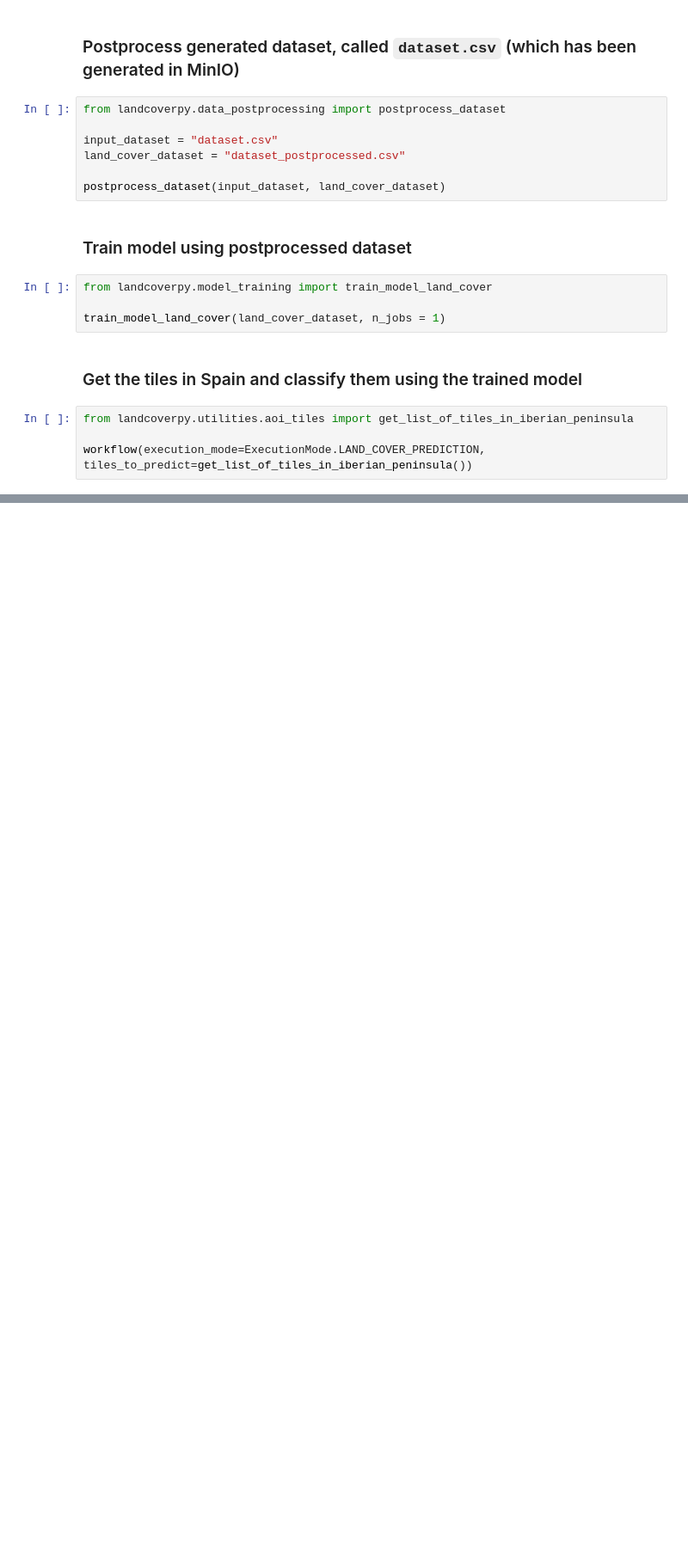
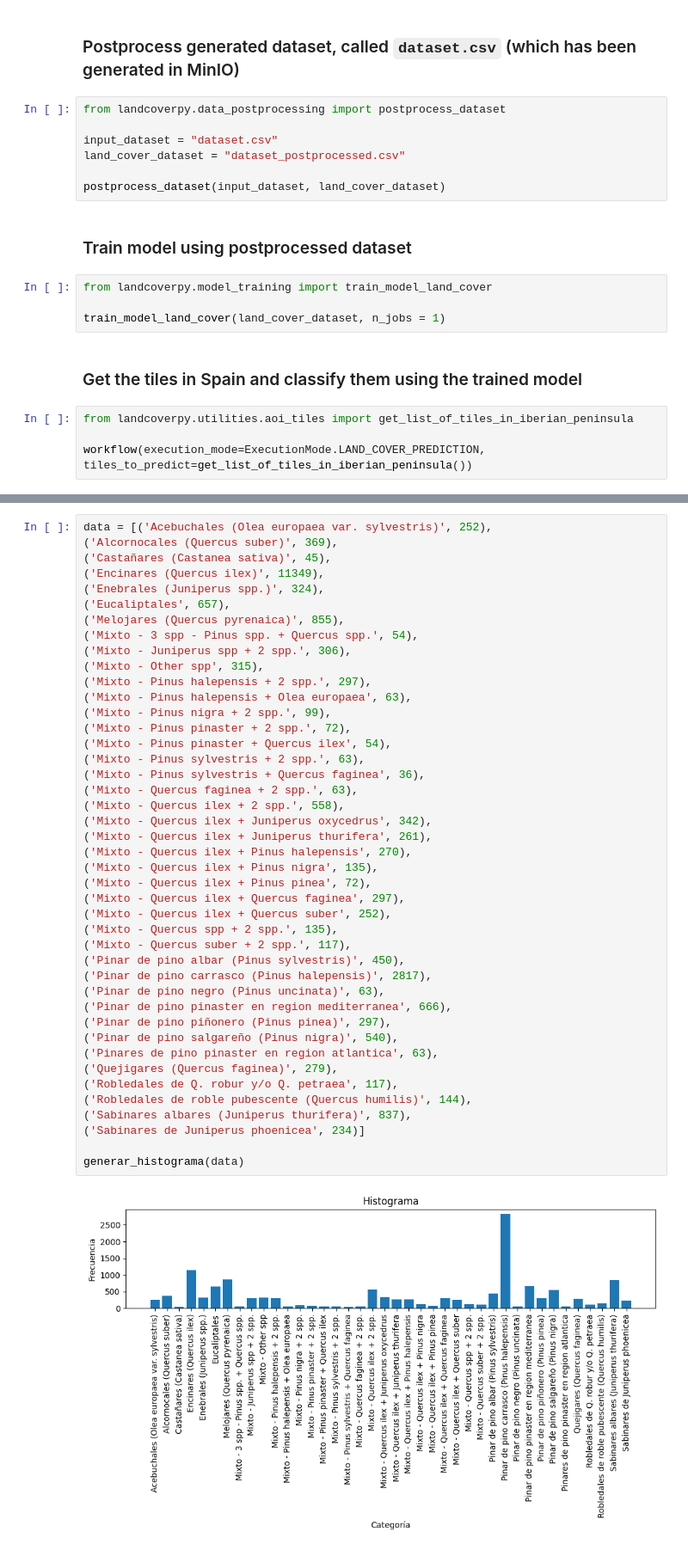
Before and after one commit to KhaosResearch/landcoverpy, a Jupyter notebook: notebooks/examples.ipynb, the cells around one changed output, grey strips where cells are left out. Shown at 86% size. Saved outputs shown, nothing was run; the diff lists cells and outputs as text; blank space fills up the shorter version.

Commit message:
Changes to work with spain forest data

```diff
--- a/notebooks/examples.ipynb
+++ b/notebooks/examples.ipynb
@@ -29,0 +134,45 @@ workflow(execution_mode=ExecutionMode.LAND_COVER_PREDICTION, tiles_to_predict=ge
+# %%
+data = [('Acebuchales (Olea europaea var. sylvestris)', 252),
+('Alcornocales (Quercus suber)', 369),
+('Castañares (Castanea sativa)', 45),
+('Encinares (Quercus ilex)', 11349),
+('Enebrales (Juniperus spp.)', 324),
+('Eucaliptales', 657),
+('Melojares (Quercus pyrenaica)', 855),
+('Mixto - 3 spp - Pinus spp. + Quercus spp.', 54),
+('Mixto - Juniperus spp + 2 spp.', 306),
+('Mixto - Other spp', 315),
+('Mixto - Pinus halepensis + 2 spp.', 297),
+('Mixto - Pinus halepensis + Olea europaea', 63),
+('Mixto - Pinus nigra + 2 spp.', 99),
+('Mixto - Pinus pinaster + 2 spp.', 72),
+('Mixto - Pinus pinaster + Quercus ilex', 54),
+('Mixto - Pinus sylvestris + 2 spp.', 63),
+('Mixto - Pinus sylvestris + Quercus faginea', 36),
+('Mixto - Quercus faginea + 2 spp.', 63),
+('Mixto - Quercus ilex + 2 spp.', 558),
+('Mixto - Quercus ilex + Juniperus oxycedrus', 342),
+('Mixto - Quercus ilex + Juniperus thurifera', 261),
+('Mixto - Quercus ilex + Pinus halepensis', 270),
+('Mixto - Quercus ilex + Pinus nigra', 135),
+('Mixto - Quercus ilex + Pinus pinea', 72),
+('Mixto - Quercus ilex + Quercus faginea', 297),
+('Mixto - Quercus ilex + Quercus suber', 252),
+('Mixto - Quercus spp + 2 spp.', 135),
+('Mixto - Quercus suber + 2 spp.', 117),
+('Pinar de pino albar (Pinus sylvestris)', 450),
+('Pinar de pino carrasco (Pinus halepensis)', 2817),
+('Pinar de pino negro (Pinus uncinata)', 63),
+('Pinar de pino pinaster en region mediterranea', 666),
+('Pinar de pino piñonero (Pinus pinea)', 297),
+('Pinar de pino salgareño (Pinus nigra)', 540),
+('Pinares de pino pinaster en region atlantica', 63),
+('Quejigares (Quercus faginea)', 279),
+('Robledales de Q. robur y/o Q. petraea', 117),
+('Robledales de roble pubescente (Quercus humilis)', 144),
+('Sabinares albares (Juniperus thurifera)', 837),
+('Sabinares de Juniperus phoenicea', 234)]
+
+generar_histograma(data)
+# %% [output]
+[figure, added]
```
Also changed, not shown: parts of 1 cell of this notebook, 9 other files.
